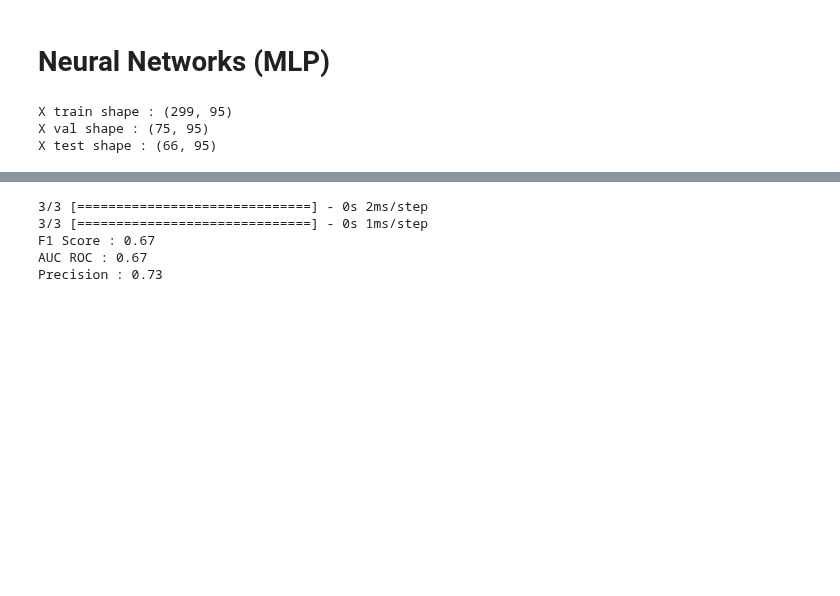
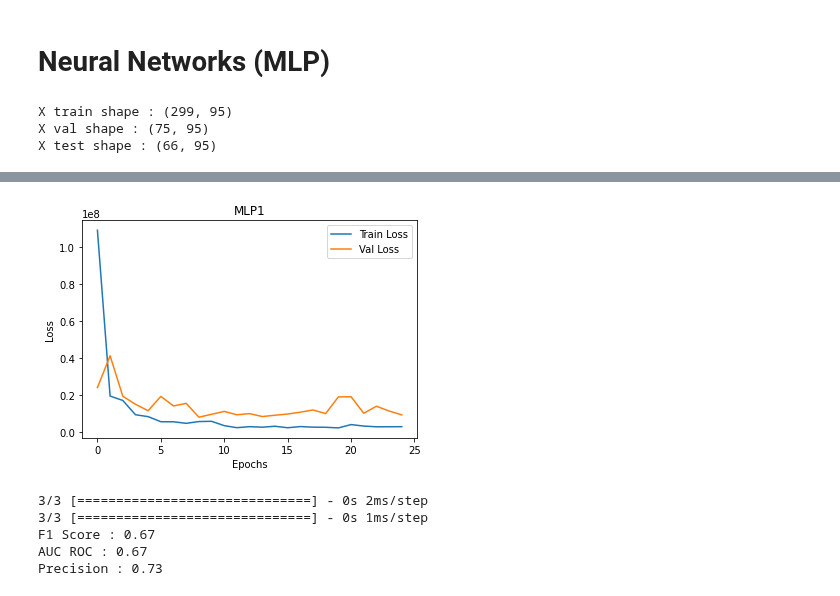
Before and after one commit to Saurabhraj5162/INM701_CW, a Jupyter notebook: notebooks/Training2.ipynb, the cells around one changed output, grey strips where cells are left out. Cells and saved outputs as stored; diff of their text form; code cells hidden in the pictures; blank space fills up the shorter version.

```diff
--- a/notebooks/Training2.ipynb
+++ b/notebooks/Training2.ipynb
@@ -263,6 +303,21 @@ class Evaluation(tf.keras.callbacks.Callback):
         self.f1_train.append(f1_score(train_target, train_pred, average='macro'))
 
         return
+# %%
+def plot_losses(history,title):
+    """
+    This function plots the training losses and validation losses vs the epochs.
+    Args: history - The training history of keras model
+    Returns: None (Just plots the curve)
+    """
+    train_loss = history.history['loss']
+    val_loss = history.history['val_loss']
+    plt.plot(train_loss)
+    plt.plot(val_loss)
+    plt.legend(['Train Loss','Val Loss'])
+    plt.xlabel('Epochs')
+    plt.ylabel('Loss')
+    plt.title(title)
 # %%
 from tensorflow.keras.layers import Dense,Input,Activation,Dropout,Flatten,Embedding, LSTM, Concatenate, Conv1D, BatchNormalization
 from tensorflow.keras.models import Model, Sequential
@@ -337,2 +394,6 @@ Epoch 23/500
+# %%
+plot_losses(history,'MLP1')
+# %% [output]
+[figure, added]
 # %%
 def print_evaluation_report_NN(model):
```
Also changed, not shown: parts of 26 cells of this notebook, 3 other files.
